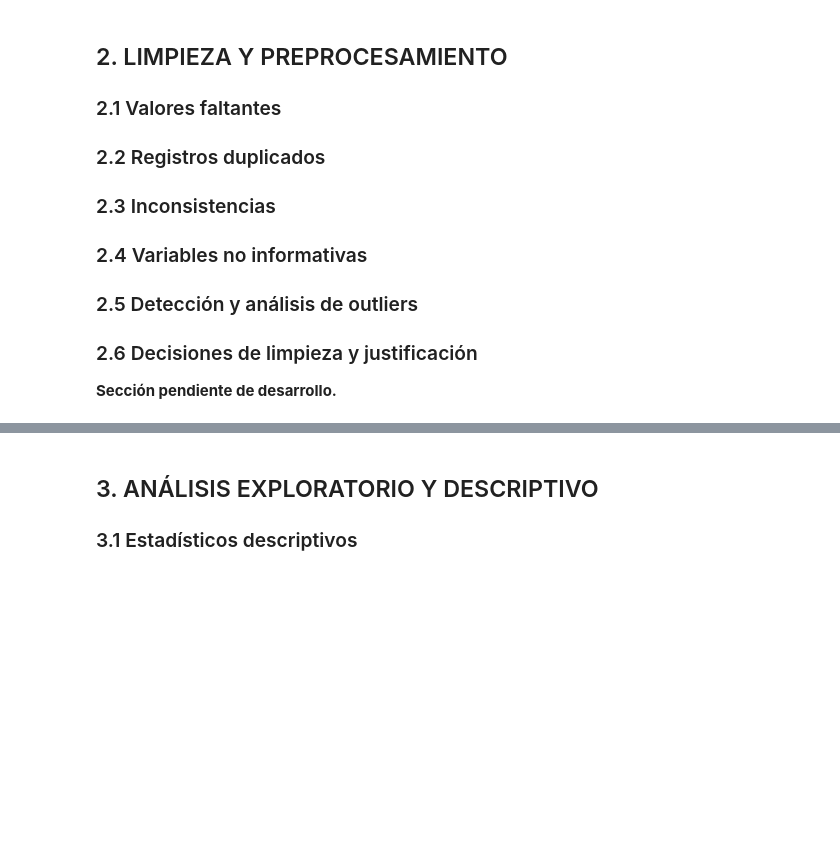
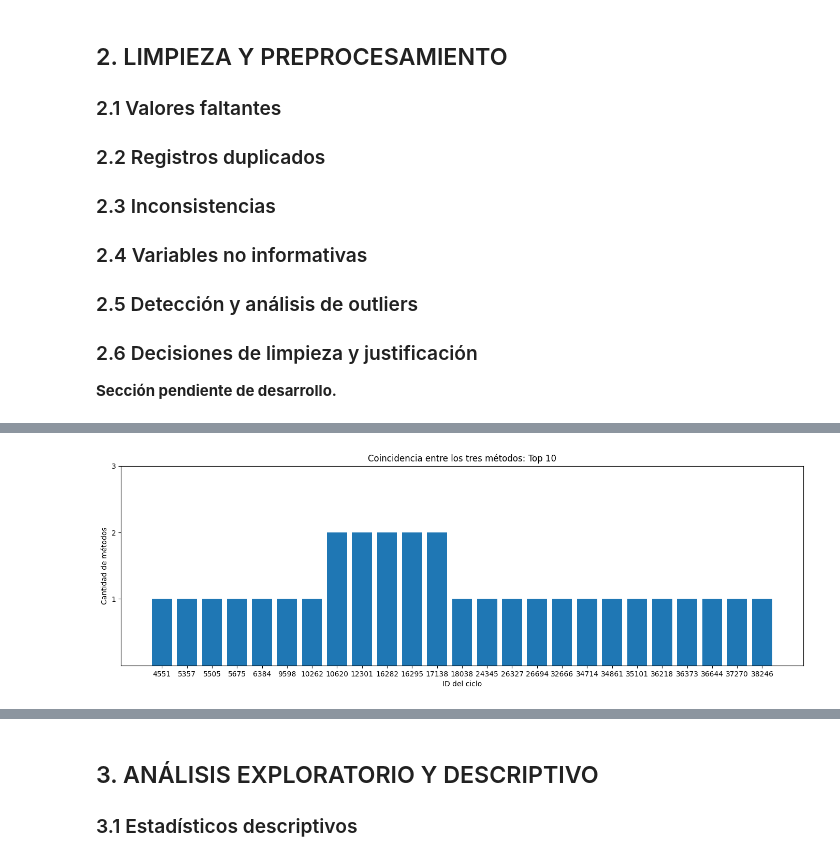
Before and after one commit to gleo1973/tp-metodos-predictivos-2c2026, a Jupyter notebook: Metodos_Predictivos_TP_2026_estructurado.ipynb, the cells around one changed output, grey strips where cells are left out. Cells and saved outputs as stored; diff of their text form; code cells hidden in the pictures; blank space fills up the shorter version.

```diff
--- a/Metodos_Predictivos_TP_2026_estructurado.ipynb
+++ b/Metodos_Predictivos_TP_2026_estructurado.ipynb
@@ -171,0 +586,3 @@ clasificar las variables en cualitativas y cuantitativas, identificar variables
+# %%
+#Como aplicaremos los 3 métodos, empezando por Mahalanobis, a variables cuantitativas, las aislaremos del resto del df creando uno nuevo sólo con los campos previamente clasificados como cuantitativos.
+cols_cuantitativas = cols_estr_art + cols_enlaces_multimedia + cols_keywords + cols_referencias + cols_lda + cols_sentimiento_subjetividad
@@ -171,0 +1008,23 @@ clasificar las variables en cualitativas y cuantitativas, identificar variables
+# %%
+#A continuación una comparación entre los 3 métodos para ver cuáles fueron los resultados en común:
+#Importación de matplotlib para gráficos
+#!pip install matplotlib
+import matplotlib.pyplot as plt
+
+#Tomaremos el top 10:
+
+top10_m = set(df.nlargest(10, 'mahalanobis_2')['id'])
+top10_lof = set(df.nlargest(10, 'lof')['id'])
+top10_if = set(df.nlargest(10, 'isolation_forest')['id'])
+ids = sorted(top10_m | top10_lof | top10_if)
+frecuencia = [sum(i in grupo for grupo in [top10_m, top10_lof, top10_if]) for i in ids]
+
+plt.figure(figsize=(17, 5))
+plt.bar([str(i) for i in ids], frecuencia)
+plt.xlabel('ID del ciclo')
+plt.ylabel('Cantidad de métodos')
+plt.title('Coincidencia entre los tres métodos: Top 10')
+plt.yticks([1, 2, 3])
+plt.show()
+# %% [output]
+[figure, added]
```
Also changed, not shown: parts of 78 cells of this notebook, 8 other files.
